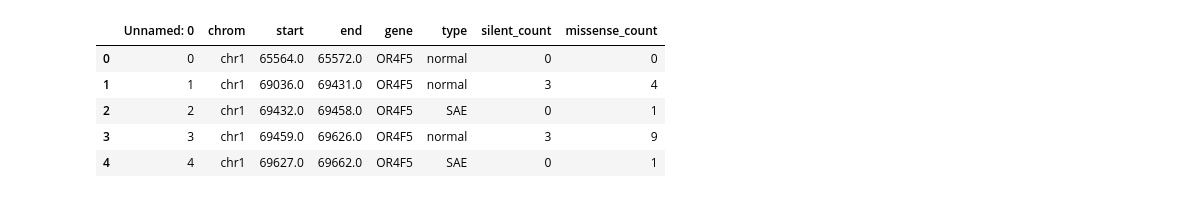
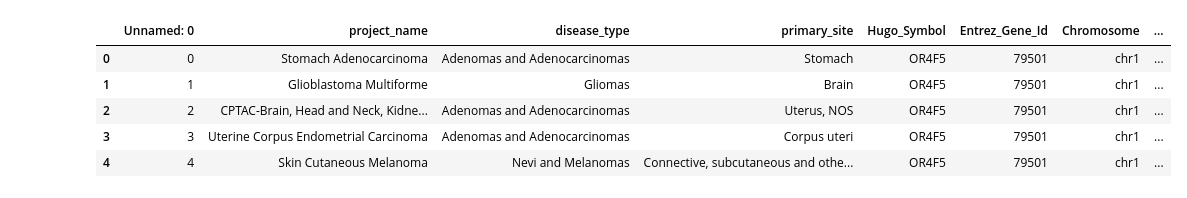
Before and after one commit to pvmiguel/BINF7700_Capstone_PauloMiguel, a Jupyter notebook: notebooks/gene_distributions.ipynb, the cells around one changed output. Drawn from its saved outputs; the diff is of its cells as text; code cells hidden in the pictures.

Commit message:
Update gene_distributions Jupyter notebook

```diff
--- a/notebooks/gene_distributions.ipynb
+++ b/notebooks/gene_distributions.ipynb
@@ -12,13 +7,13 @@ from dna_features_viewer import GraphicFeature, GraphicRecord
 # %%
 with chdir(".."):
-    regions_df = pd.read_csv("results/counts.csv")
+    mutations_df = pd.read_csv("results/mutations.csv")
 
-regions_df.head()
+mutations_df.head()
 # %% [output]
-|  | Unnamed: 0 | chrom | start | end | gene | type | silent_count | missense_count |
-| 0 | 0 | chr1 | 65564.0 | 65572.0 | OR4F5 | normal | 0 | 0 |
-| 1 | 1 | chr1 | 69036.0 | 69431.0 | OR4F5 | normal | 3 | 4 |
-| 2 | 2 | chr1 | 69432.0 | 69458.0 | OR4F5 | SAE | 0 | 1 |
-| 3 | 3 | chr1 | 69459.0 | 69626.0 | OR4F5 | normal | 3 | 9 |
-| 4 | 4 | chr1 | 69627.0 | 69662.0 | OR4F5 | SAE | 0 | 1 |
+|  | Unnamed: 0 | project_name | disease_type | primary_site | Hugo_Symbol | Entrez_Gene_Id | Chromosome | ... |
+| 0 | 0 | Stomach Adenocarcinoma | Adenomas and Adenocarcinomas | Stomach | OR4F5 | 79501 | chr1 | ... |
+| 1 | 1 | Glioblastoma Multiforme | Gliomas | Brain | OR4F5 | 79501 | chr1 | ... |
+| 2 | 2 | CPTAC-Brain, Head and Neck, Kidne... | Adenomas and Adenocarcinomas | Uterus, NOS | OR4F5 | 79501 | chr1 | ... |
+| 3 | 3 | Uterine Corpus Endometrial Carcinoma | Adenomas and Adenocarcinomas | Corpus uteri | OR4F5 | 79501 | chr1 | ... |
+| 4 | 4 | Skin Cutaneous Melanoma | Nevi and Melanomas | Connective, subcutaneous and othe... | OR4F5 | 79501 | chr1 | ... |
 # %%
```
Also changed, not shown: parts of 14 cells of this notebook.
